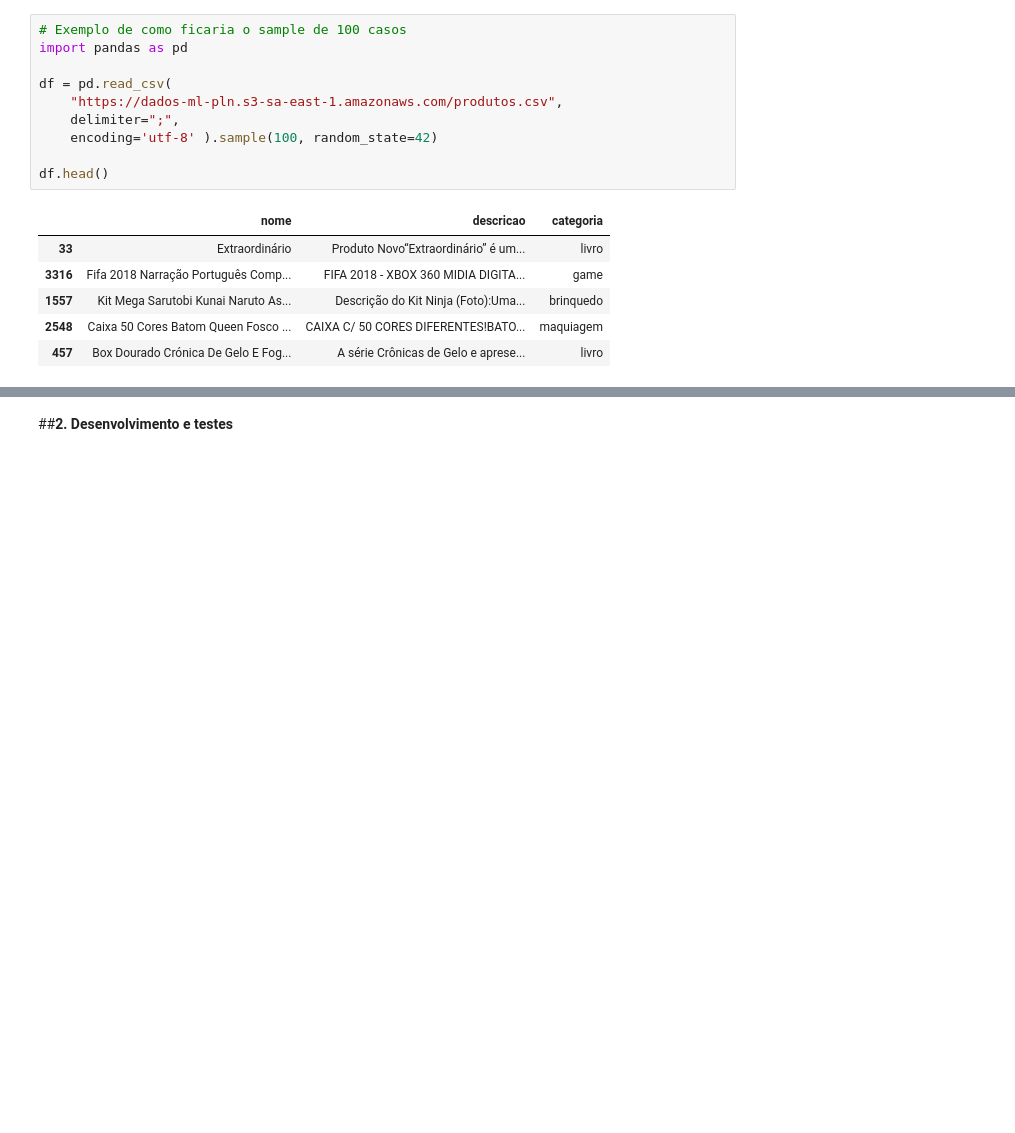
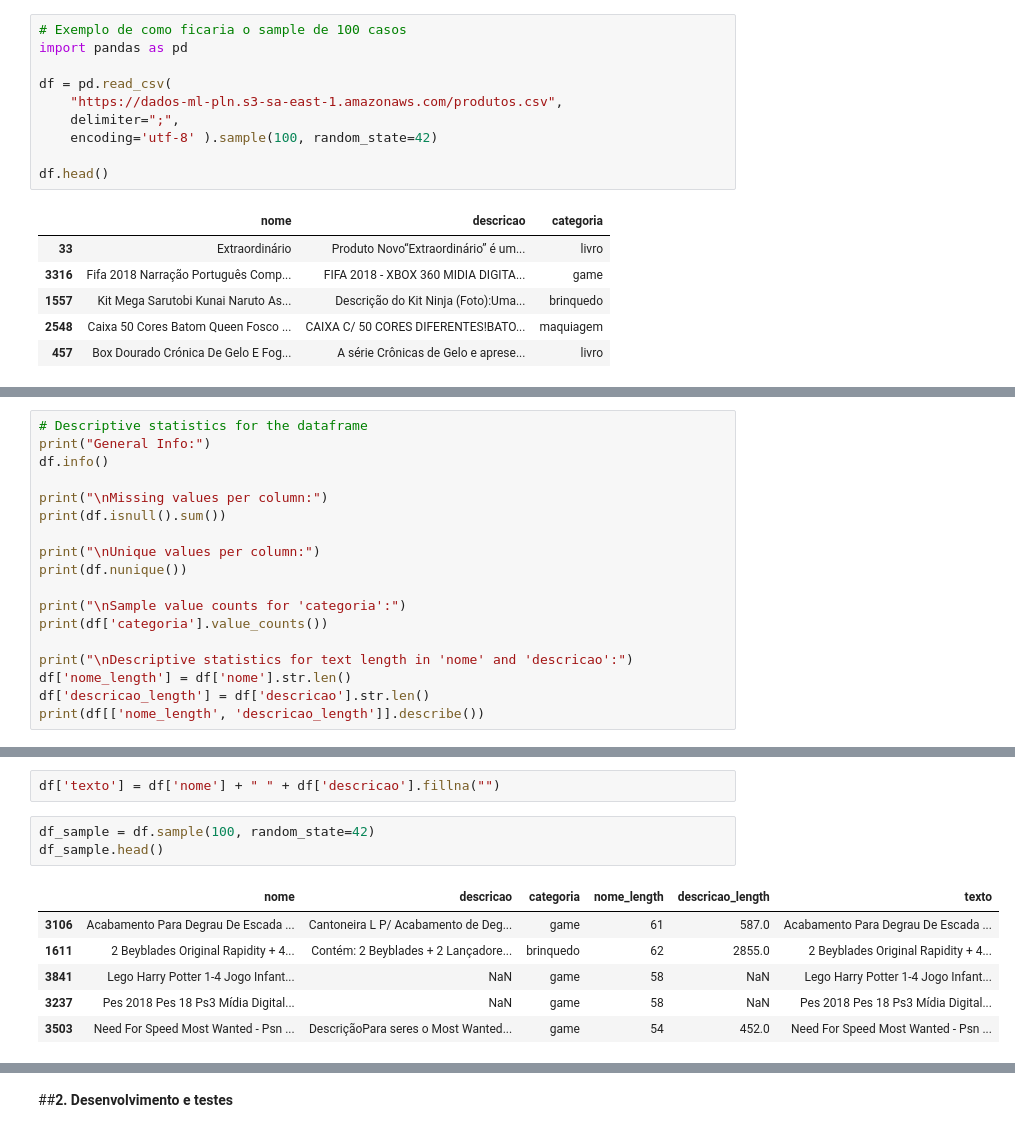
Before and after one commit to MichaelPablo13/Template_Trabalho_final_Classificador_de_produtos_com_GenAI, a Jupyter notebook: Template_Trabalho_final_Classificador_de_produtos_com_GenAI.ipynb, the cells around one changed output, grey strips where cells are left out. Cells and saved outputs as stored; diff of their text form; blank space fills up the shorter version.

```diff
--- a/Template_Trabalho_final_Classificador_de_produtos_com_GenAI.ipynb
+++ b/Template_Trabalho_final_Classificador_de_produtos_com_GenAI.ipynb
@@ -93,0 +121,18 @@ df.head()
+# %%
+# Descriptive statistics for the dataframe
+print("General Info:")
+df.info()
+
+print("\nMissing values per column:")
+print(df.isnull().sum())
+
+print("\nUnique values per column:")
+print(df.nunique())
+
+print("\nSample value counts for 'categoria':")
+print(df['categoria'].value_counts())
+
+print("\nDescriptive statistics for text length in 'nome' and 'descricao':")
+df['nome_length'] = df['nome'].str.len()
+df['descricao_length'] = df['descricao'].str.len()
+print(df[['nome_length', 'descricao_length']].describe())
@@ -93,0 +157,12 @@ df.head()
+# %%
+df['texto'] = df['nome'] + " " + df['descricao'].fillna("")
+# %%
+df_sample = df.sample(100, random_state=42)
+df_sample.head()
+# %% [output]
+|  | nome | descricao | categoria | nome_length | descricao_length | texto |
+| 3106 | Acabamento Para Degrau De Escada ... | Cantoneira L P/ Acabamento de Deg... | game | 61 | 587.0 | Acabamento Para Degrau De Escada ... |
+| 1611 | 2 Beyblades Original Rapidity + 4... | Contém: 2 Beyblades + 2 Lançadore... | brinquedo | 62 | 2855.0 | 2 Beyblades Original Rapidity + 4... |
+| 3841 | Lego Harry Potter 1-4 Jogo Infant... | NaN | game | 58 | NaN | Lego Harry Potter 1-4 Jogo Infant... |
+| 3237 | Pes 2018 Pes 18 Ps3 Mídia Digital... | NaN | game | 58 | NaN | Pes 2018 Pes 18 Ps3 Mídia Digital... |
+| 3503 | Need For Speed Most Wanted - Psn ... | DescriçãoPara seres o Most Wanted... | game | 54 | 452.0 | Need For Speed Most Wanted - Psn ... |
```
Also changed, not shown: parts of 5 cells of this notebook.
